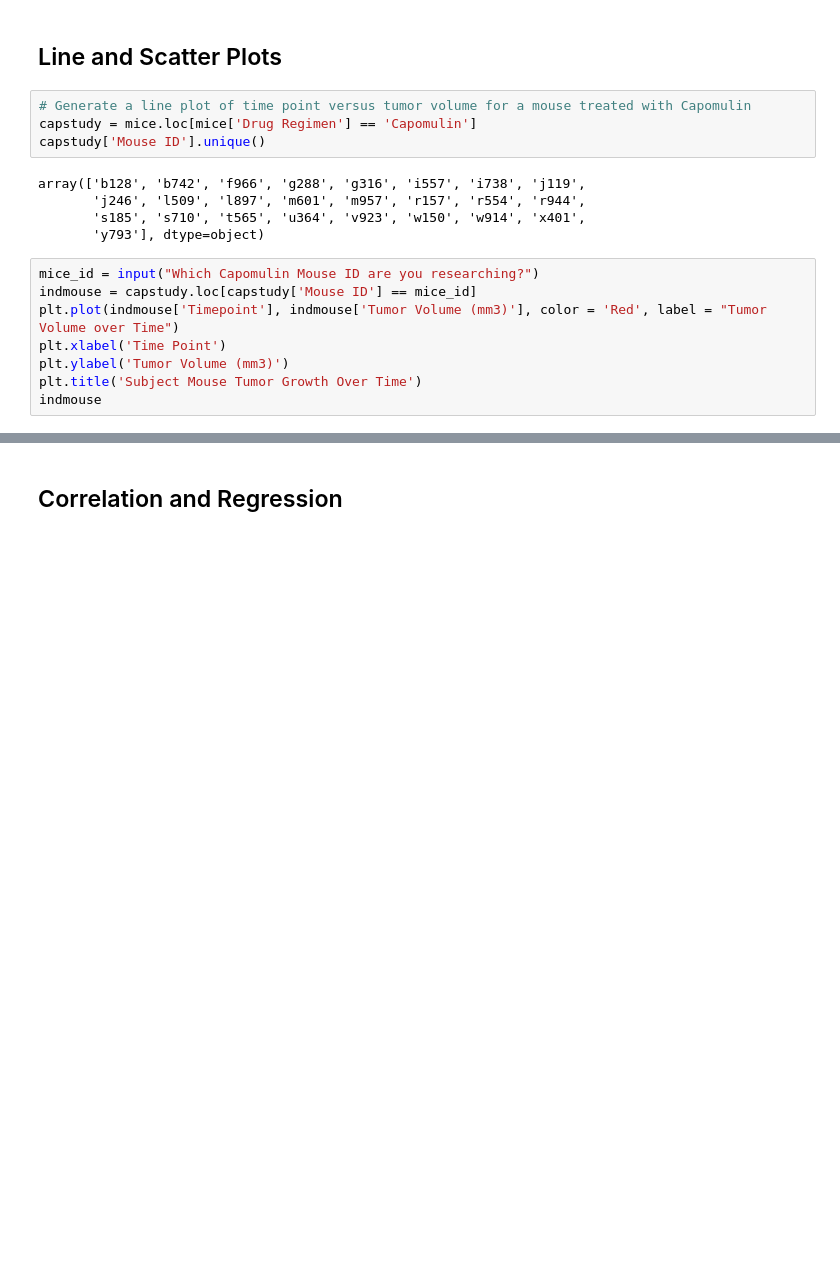
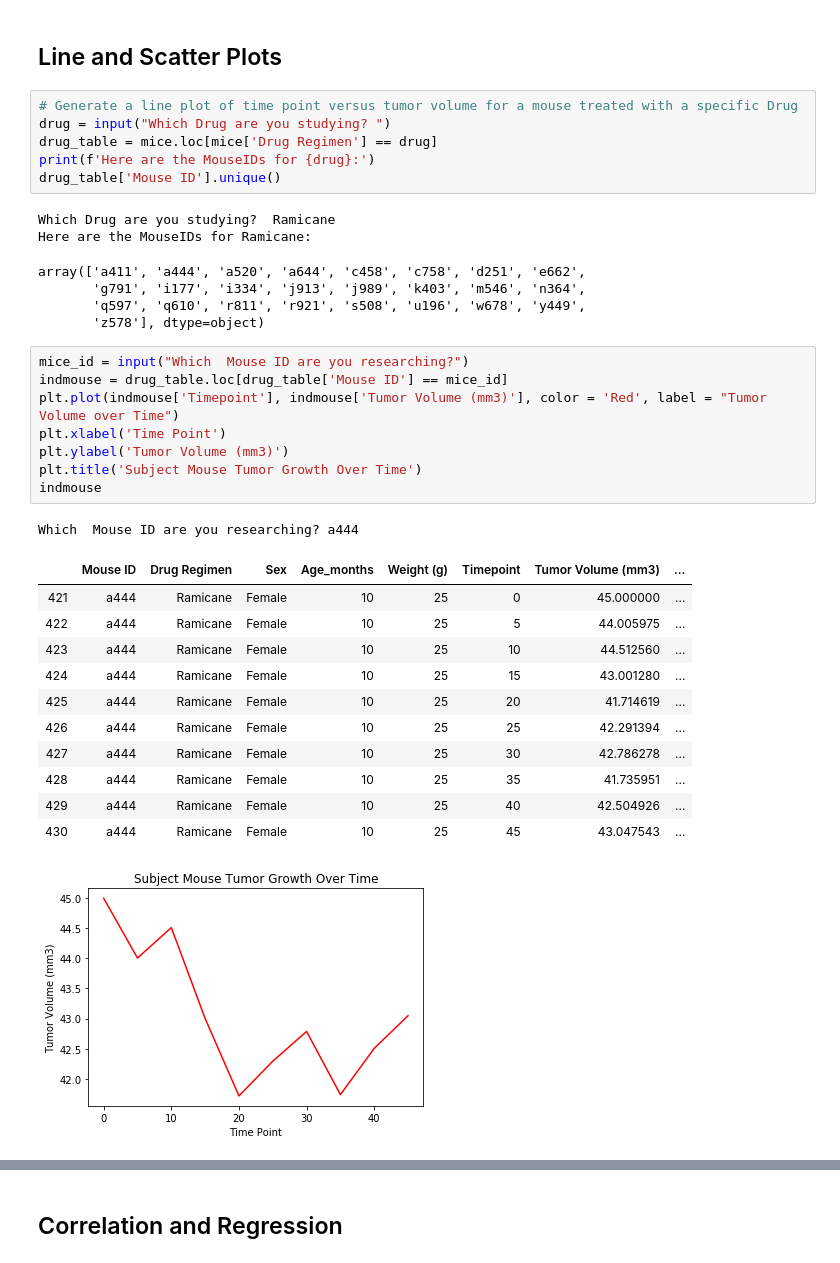
Before and after one commit to chanafin/5-GWHW, a Jupyter notebook: mice_cancer_studies.ipynb, the cells around one changed output, grey strips where cells are left out. Cells and saved outputs as stored; diff of their text form; blank space fills up the shorter version.

Commit message:
Dynamic Table Additions

```diff
--- a/mice_cancer_studies.ipynb
+++ b/mice_cancer_studies.ipynb
@@ -275,21 +272,39 @@ Text(0.5, 1.0, 'Final Tumor Volume for 4 Treatments')
 # %% [markdown]
 ## Line and Scatter Plots
 # %%
-# Generate a line plot of time point versus tumor volume for a mouse treated with Capomulin
-capstudy = mice.loc[mice['Drug Regimen'] == 'Capomulin']
-capstudy['Mouse ID'].unique()
+# Generate a line plot of time point versus tumor volume for a mouse treated with a specific Drug
+drug = input("Which Drug are you studying? ")
+drug_table = mice.loc[mice['Drug Regimen'] == drug]
+print(f'Here are the MouseIDs for {drug}:')
+drug_table['Mouse ID'].unique()
 # %% [output]
-array(['b128', 'b742', 'f966', 'g288', 'g316', 'i557', 'i738', 'j119',
-       'j246', 'l509', 'l897', 'm601', 'm957', 'r157', 'r554', 'r944',
-       's185', 's710', 't565', 'u364', 'v923', 'w150', 'w914', 'x401',
-       'y793'], dtype=object)
+Which Drug are you studying?  Ramicane
+Here are the MouseIDs for Ramicane:
+array(['a411', 'a444', 'a520', 'a644', 'c458', 'c758', 'd251', 'e662',
+       'g791', 'i177', 'i334', 'j913', 'j989', 'k403', 'm546', 'n364',
+       'q597', 'q610', 'r811', 'r921', 's508', 'u196', 'w678', 'y449',
+       'z578'], dtype=object)
 # %%
-mice_id = input("Which Capomulin Mouse ID are you researching?")
-indmouse = capstudy.loc[capstudy['Mouse ID'] == mice_id]
+mice_id = input("Which  Mouse ID are you researching?")
+indmouse = drug_table.loc[drug_table['Mouse ID'] == mice_id]
 plt.plot(indmouse['Timepoint'], indmouse['Tumor Volume (mm3)'], color = 'Red', label = "Tumor Volume over Time")
 plt.xlabel('Time Point')
 plt.ylabel('Tumor Volume (mm3)')
 plt.title('Subject Mouse Tumor Growth Over Time')
 indmouse
+# %% [output]
+Which  Mouse ID are you researching? a444
+|  | Mouse ID | Drug Regimen | Sex | Age_months | Weight (g) | Timepoint | Tumor Volume (mm3) | ... |
+| 421 | a444 | Ramicane | Female | 10 | 25 | 0 | 45.000000 | ... |
+| 422 | a444 | Ramicane | Female | 10 | 25 | 5 | 44.005975 | ... |
+| 423 | a444 | Ramicane | Female | 10 | 25 | 10 | 44.512560 | ... |
+| 424 | a444 | Ramicane | Female | 10 | 25 | 15 | 43.001280 | ... |
+| 425 | a444 | Ramicane | Female | 10 | 25 | 20 | 41.714619 | ... |
+| 426 | a444 | Ramicane | Female | 10 | 25 | 25 | 42.291394 | ... |
+| 427 | a444 | Ramicane | Female | 10 | 25 | 30 | 42.786278 | ... |
+| 428 | a444 | Ramicane | Female | 10 | 25 | 35 | 41.735951 | ... |
+| 429 | a444 | Ramicane | Female | 10 | 25 | 40 | 42.504926 | ... |
+| 430 | a444 | Ramicane | Female | 10 | 25 | 45 | 43.047543 | ... |
+[figure, added]
 # %%
 # Generate a scatter plot of mouse weight versus average tumor volume for the Capomulin regimen
```
Also changed, not shown: parts of 3 cells of this notebook.
